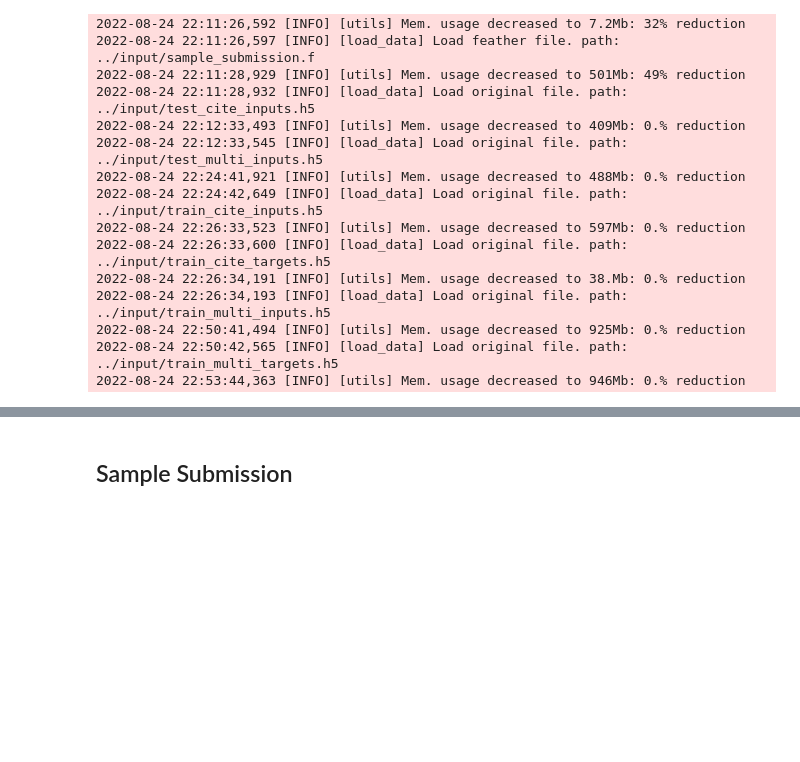
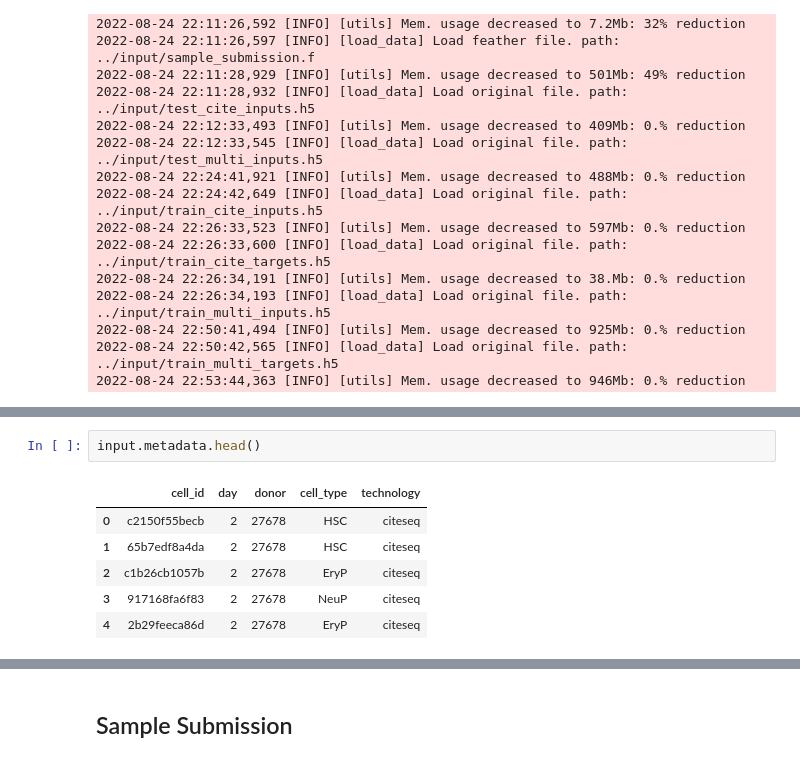
Before and after one commit to IMOKURI/kaggle-multimodal-single-cell-integration, a Jupyter notebook: notebook/EDA.ipynb, the cells around one changed output, grey strips where cells are left out. Cells and saved outputs as stored; diff of their text form; blank space fills up the shorter version.

```diff
--- a/notebook/EDA.ipynb
+++ b/notebook/EDA.ipynb
@@ -532,0 +265,9 @@ input.test.head()
+# %%
+input.metadata.head()
+# %% [output]
+|  | cell_id | day | donor | cell_type | technology |
+| 0 | c2150f55becb | 2 | 27678 | HSC | citeseq |
+| 1 | 65b7edf8a4da | 2 | 27678 | HSC | citeseq |
+| 2 | c1b26cb1057b | 2 | 27678 | EryP | citeseq |
+| 3 | 917168fa6f83 | 2 | 27678 | NeuP | citeseq |
+| 4 | 2b29feeca86d | 2 | 27678 | EryP | citeseq |
```
Also changed, not shown: parts of 117 cells of this notebook, 3 other files.
